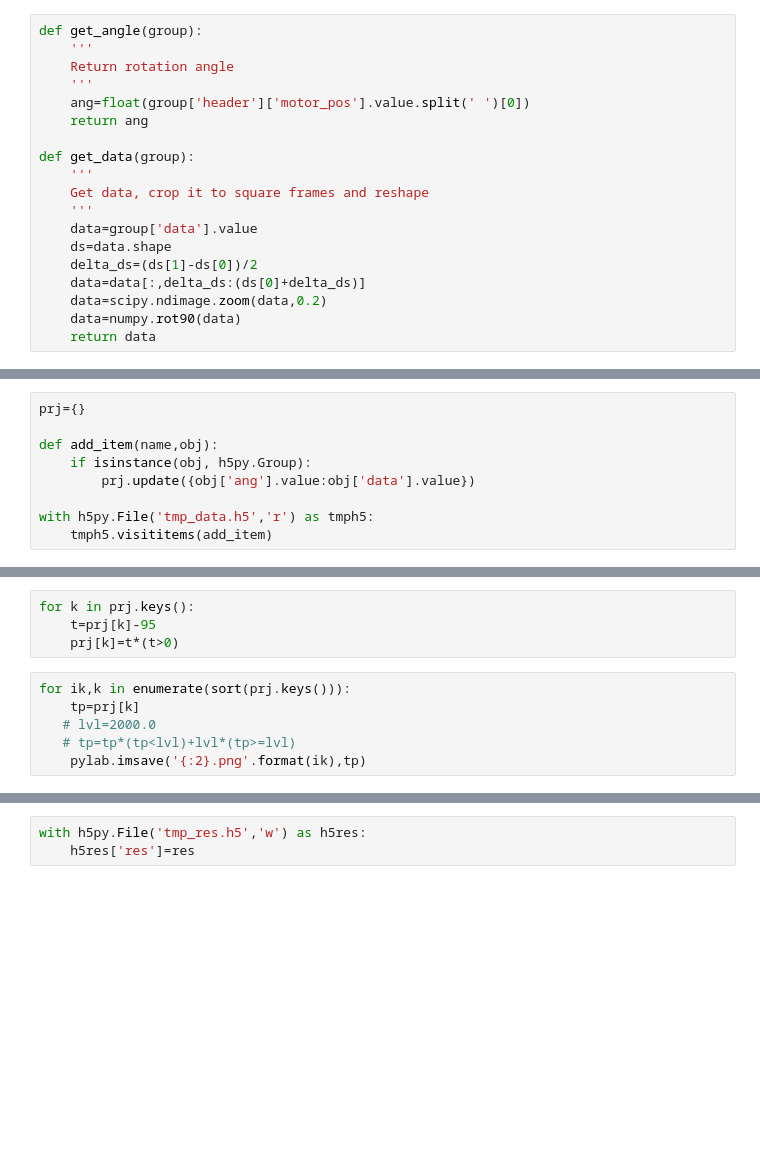
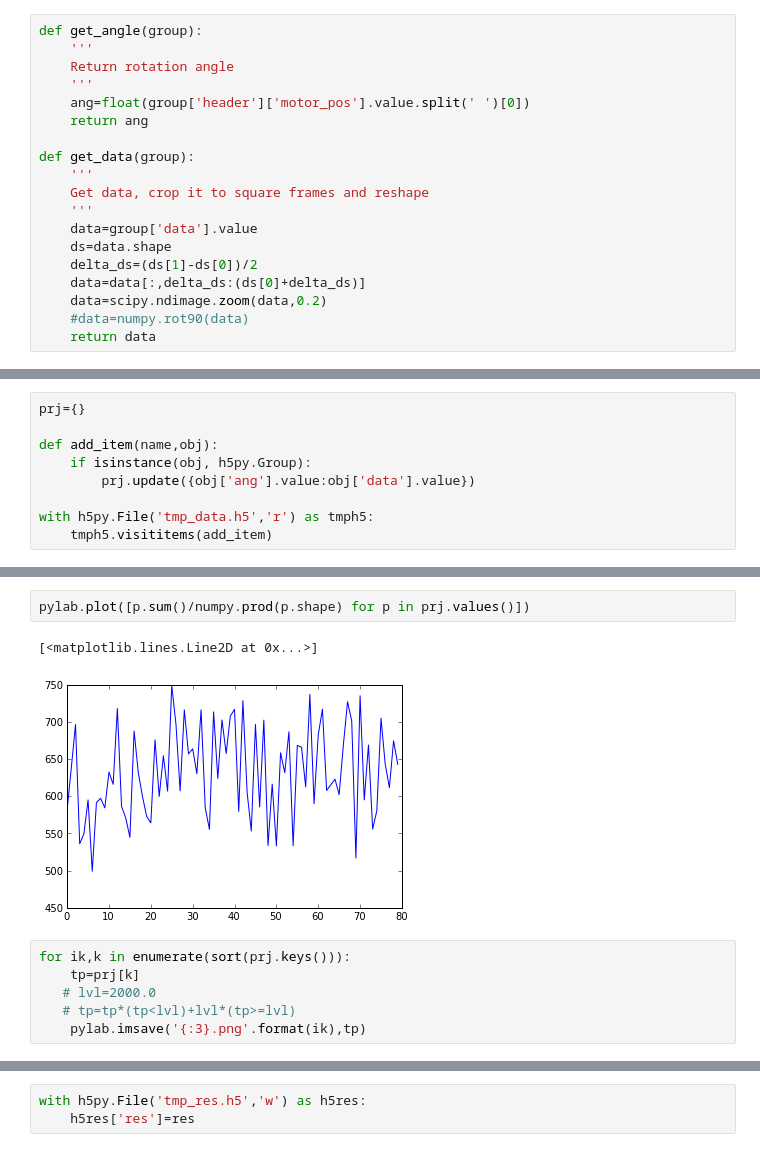
Before and after one commit to buzmakov/fastlib, a Jupyter notebook: code_experiments/topotomo.ipynb, the cells around one changed output, grey strips where cells are left out. Cells and saved outputs as stored; diff of their text form; blank space fills up the shorter version.

```diff
--- a/code_experiments/topotomo.ipynb
+++ b/code_experiments/topotomo.ipynb
@@ -28,7 +28,7 @@ def get_data(group):
     delta_ds=(ds[1]-ds[0])/2
     data=data[:,delta_ds:(ds[0]+delta_ds)]
     data=scipy.ndimage.zoom(data,0.2)
-    data=numpy.rot90(data)
+    #data=numpy.rot90(data)
     return data
 # %%
 #создаём прореженный файл
@@ -53,13 +60,14 @@ pylab.plot([p.min() for p in prj.values()])
-# %%
-for k in prj.keys():
-    t=prj[k]-95
-    prj[k]=t*(t>0)
+# %%
+pylab.plot([p.sum()/numpy.prod(p.shape) for p in prj.values()])
+# %% [output]
+[<matplotlib.lines.Line2D at 0x...>]
+[figure, added]
 # %%
 for ik,k in enumerate(sort(prj.keys())):
     tp=prj[k]
    # lvl=2000.0
    # tp=tp*(tp<lvl)+lvl*(tp>=lvl)
-    pylab.imsave('{:2}.png'.format(ik),tp)
+    pylab.imsave('{:3}.png'.format(ik),tp)
 # %%
 from random import shuffle
 def project(vol, h_angle, v_angle):
```
Also changed, not shown: parts of 8 cells of this notebook.
